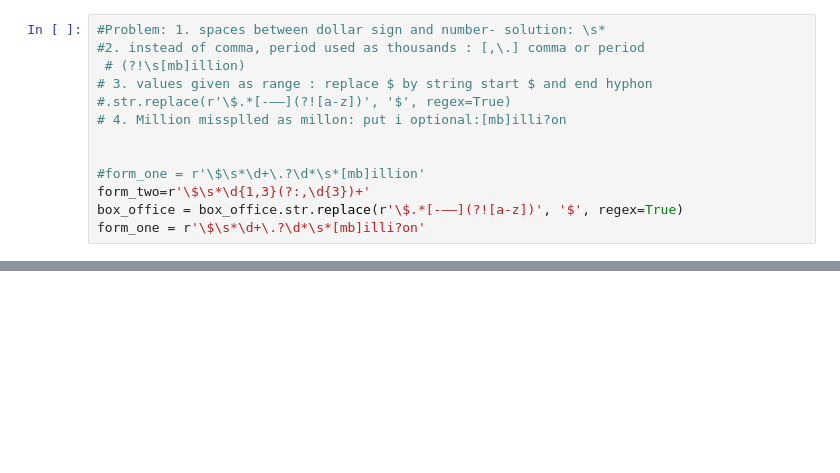
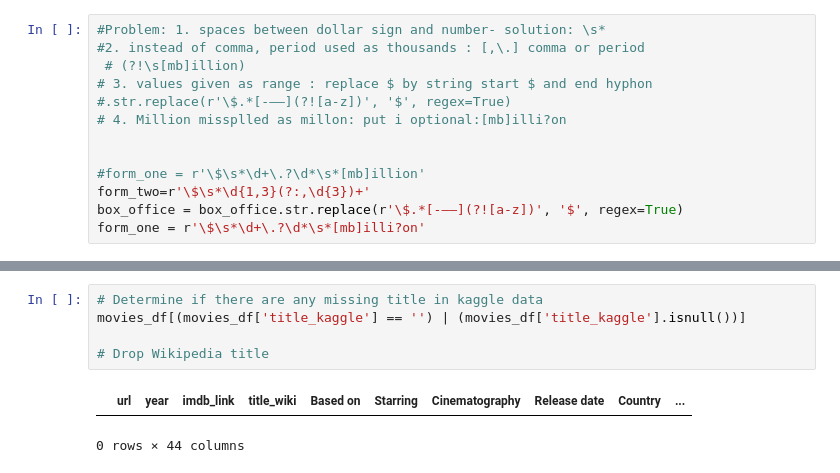
Before and after one commit to elp192/ETL-Analysis-1, a Jupyter notebook: file.ipynb, the cells around one changed output, grey strips where cells are left out. Saved outputs shown, nothing was run; the diff lists cells and outputs as text; blank space fills up the shorter version.

```diff
--- a/file.ipynb
+++ b/file.ipynb
@@ -861,0 +919,8 @@ Name: rating, dtype: float64
+# %%
+# Determine if there are any missing title in kaggle data
+movies_df[(movies_df['title_kaggle'] == '') | (movies_df['title_kaggle'].isnull())]
+
+# Drop Wikipedia title
+# %% [output]
+|  | url | year | imdb_link | title_wiki | Based on | Starring | Cinematography | Release date | Country | ... |
+0 rows × 44 columns
```
Also changed, not shown: parts of 60 cells of this notebook.
